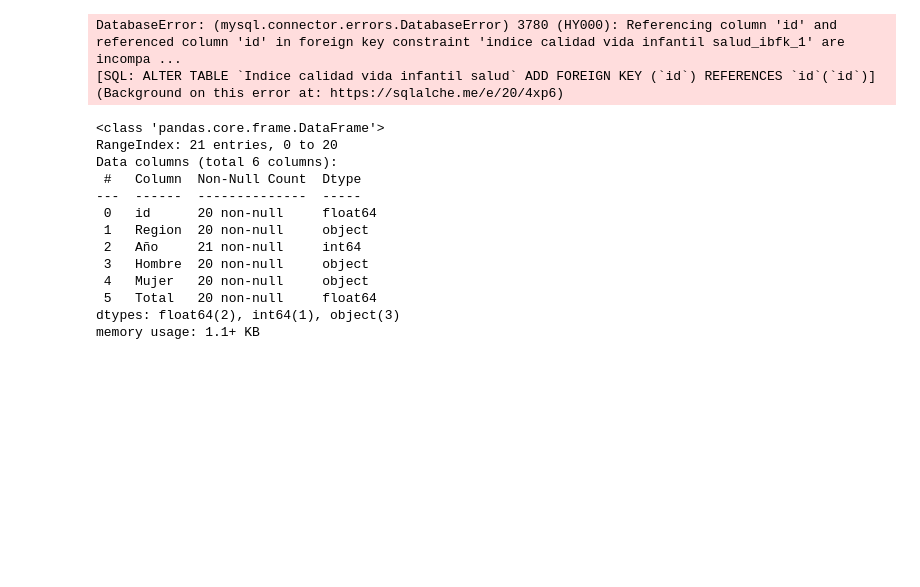
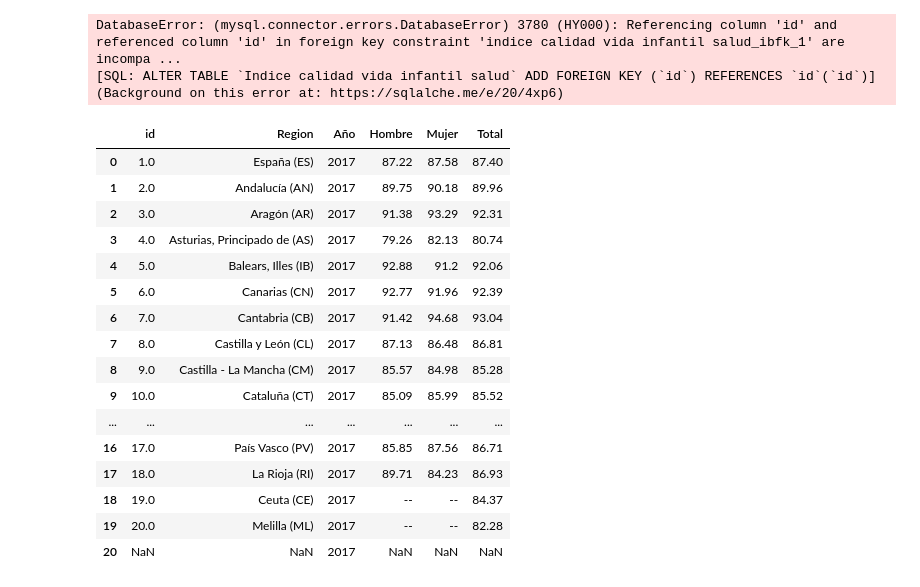
Before and after one commit to ClaraGallardo/Final-Proyect, a Jupyter notebook: notebook/Load and create DB.ipynb, the cells around one changed output. Drawn from its saved outputs; the diff is of its cells as text; code cells hidden in the pictures; blank space fills up the shorter version.

```diff
--- a/notebook/Load and create DB.ipynb
+++ b/notebook/Load and create DB.ipynb
@@ -252,18 +252,22 @@ DatabaseError: (mysql.connector.errors.DatabaseError) 3780 (HY000): Referencing
 # %%
 df = pd.read_csv('../data/Indice_de_calidad_de_vida_infantil_relacionada_con_la_salud.csv')
 # %%
-df.info()
+df
 # %% [output]
-<class 'pandas.core.frame.DataFrame'>
-RangeIndex: 21 entries, 0 to 20
-Data columns (total 6 columns):
- #   Column  Non-Null Count  Dtype
----  ------  --------------  -----
- 0   id      20 non-null     float64
- 1   Region  20 non-null     object
- 2   Año     21 non-null     int64
- 3   Hombre  20 non-null     object
- 4   Mujer   20 non-null     object
- 5   Total   20 non-null     float64
-dtypes: float64(2), int64(1), object(3)
-memory usage: 1.1+ KB
+|  | id | Region | Año | Hombre | Mujer | Total |
+| 0 | 1.0 | España (ES) | 2017 | 87.22 | 87.58 | 87.40 |
+| 1 | 2.0 | Andalucía (AN) | 2017 | 89.75 | 90.18 | 89.96 |
+| 2 | 3.0 | Aragón (AR) | 2017 | 91.38 | 93.29 | 92.31 |
+| 3 | 4.0 | Asturias, Principado de (AS) | 2017 | 79.26 | 82.13 | 80.74 |
+| 4 | 5.0 | Balears, Illes (IB) | 2017 | 92.88 | 91.2 | 92.06 |
+| 5 | 6.0 | Canarias (CN) | 2017 | 92.77 | 91.96 | 92.39 |
+| 6 | 7.0 | Cantabria (CB) | 2017 | 91.42 | 94.68 | 93.04 |
+| 7 | 8.0 | Castilla y León (CL) | 2017 | 87.13 | 86.48 | 86.81 |
+| 8 | 9.0 | Castilla - La Mancha (CM) | 2017 | 85.57 | 84.98 | 85.28 |
+| 9 | 10.0 | Cataluña (CT) | 2017 | 85.09 | 85.99 | 85.52 |
+| ... | ... | ... | ... | ... | ... | ... |
+| 16 | 17.0 | País Vasco (PV) | 2017 | 85.85 | 87.56 | 86.71 |
+| 17 | 18.0 | La Rioja (RI) | 2017 | 89.71 | 84.23 | 86.93 |
+| 18 | 19.0 | Ceuta (CE) | 2017 | -- | -- | 84.37 |
+| 19 | 20.0 | Melilla (ML) | 2017 | -- | -- | 82.28 |
+| 20 | NaN | NaN | 2017 | NaN | NaN | NaN |
```
Also changed, not shown: 2 other files.
